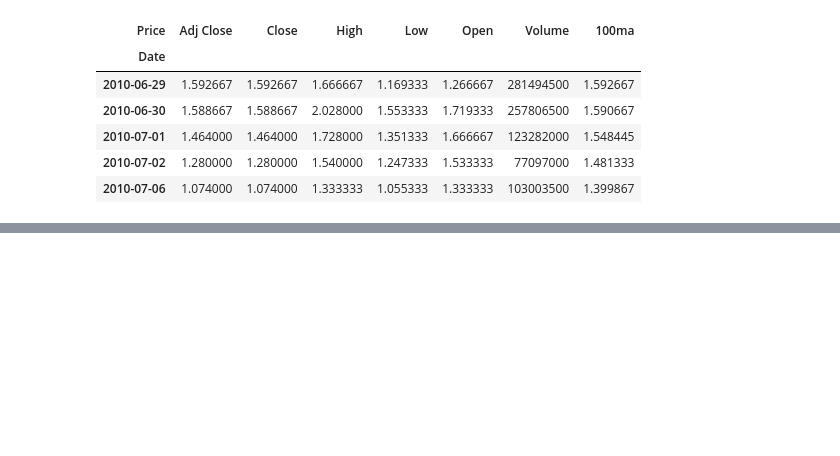
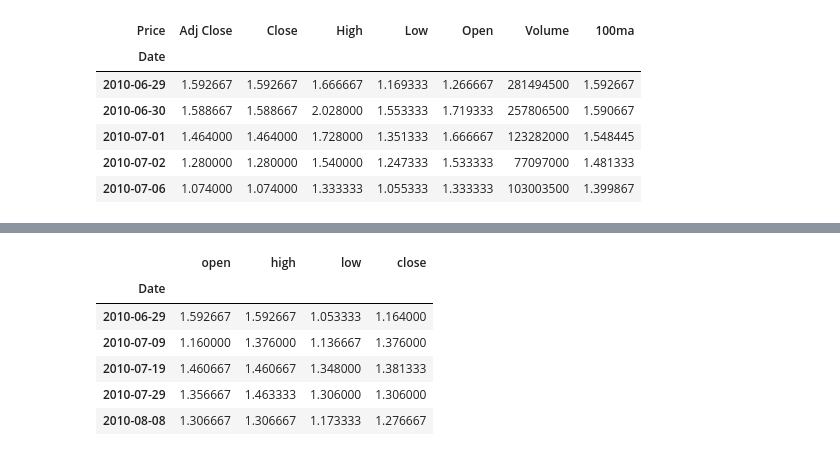
Before and after one commit to isaacoduh/data-portfolio, a Jupyter notebook: Finance/Python Finance 101/python_finance.ipynb, the cells around one changed output, grey strips where cells are left out. Cells and saved outputs as stored; diff of their text form; code cells hidden in the pictures; blank space fills up the shorter version.

```diff
--- a/Finance/Python Finance 101/python_finance.ipynb
+++ b/Finance/Python Finance 101/python_finance.ipynb
@@ -124,0 +125,14 @@ plt.show()
+# %%
+# resample to get open-high-low-close (OHLC) on every  10 days of data
+df_ohlc = df.Close.resample('10D').ohlc()
+df_volume = df.Volume.resample('10D').sum()
+
+df_ohlc.head()
+# %% [output]
+|  | open | high | low | close |
+| Date |  |  |  |  |
+| 2010-06-29 | 1.592667 | 1.592667 | 1.053333 | 1.164000 |
+| 2010-07-09 | 1.160000 | 1.376000 | 1.136667 | 1.376000 |
+| 2010-07-19 | 1.460667 | 1.460667 | 1.348000 | 1.381333 |
+| 2010-07-29 | 1.356667 | 1.463333 | 1.306000 | 1.306000 |
+| 2010-08-08 | 1.306667 | 1.306667 | 1.173333 | 1.276667 |
```
Also changed, not shown: parts of 9 cells of this notebook.
